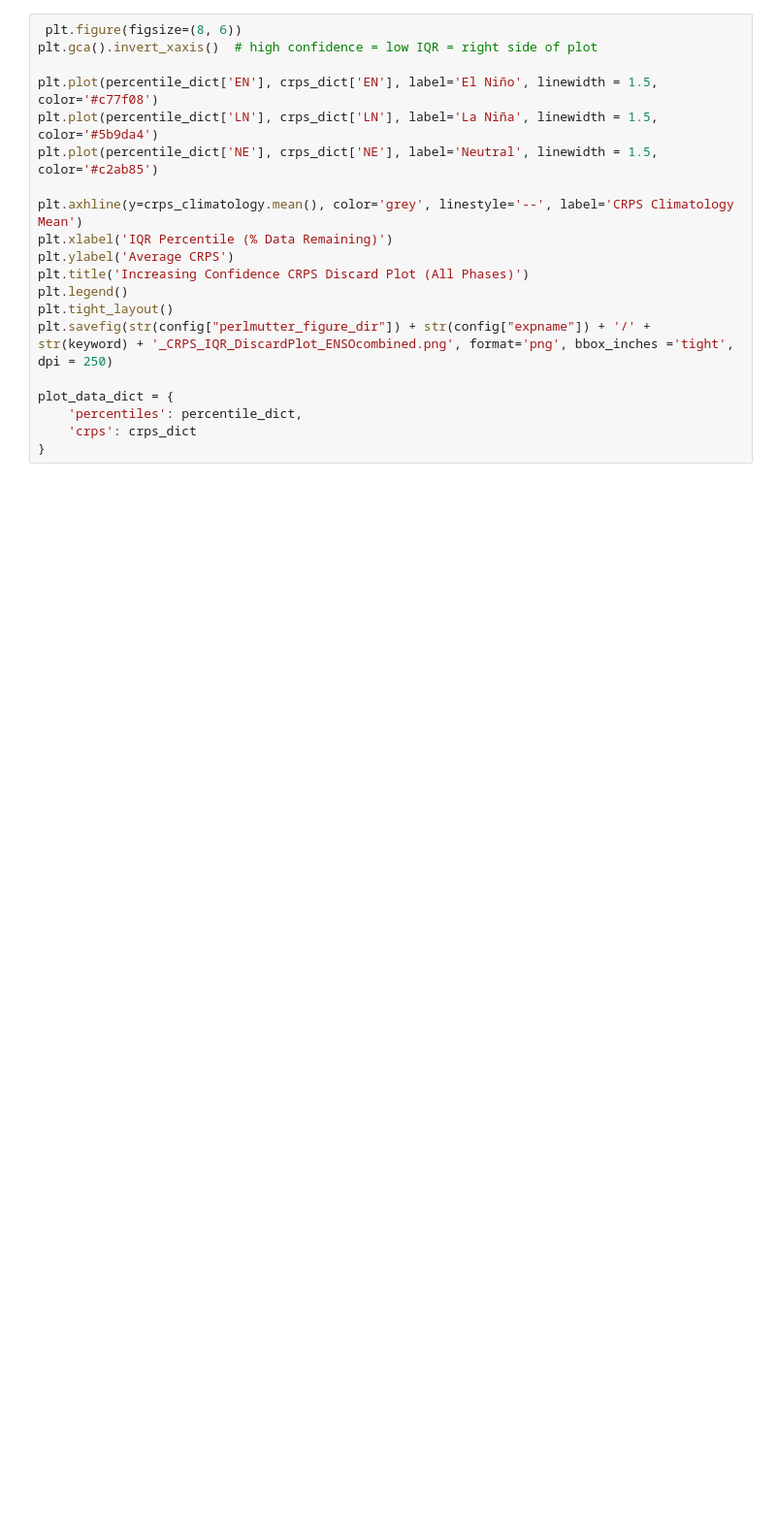
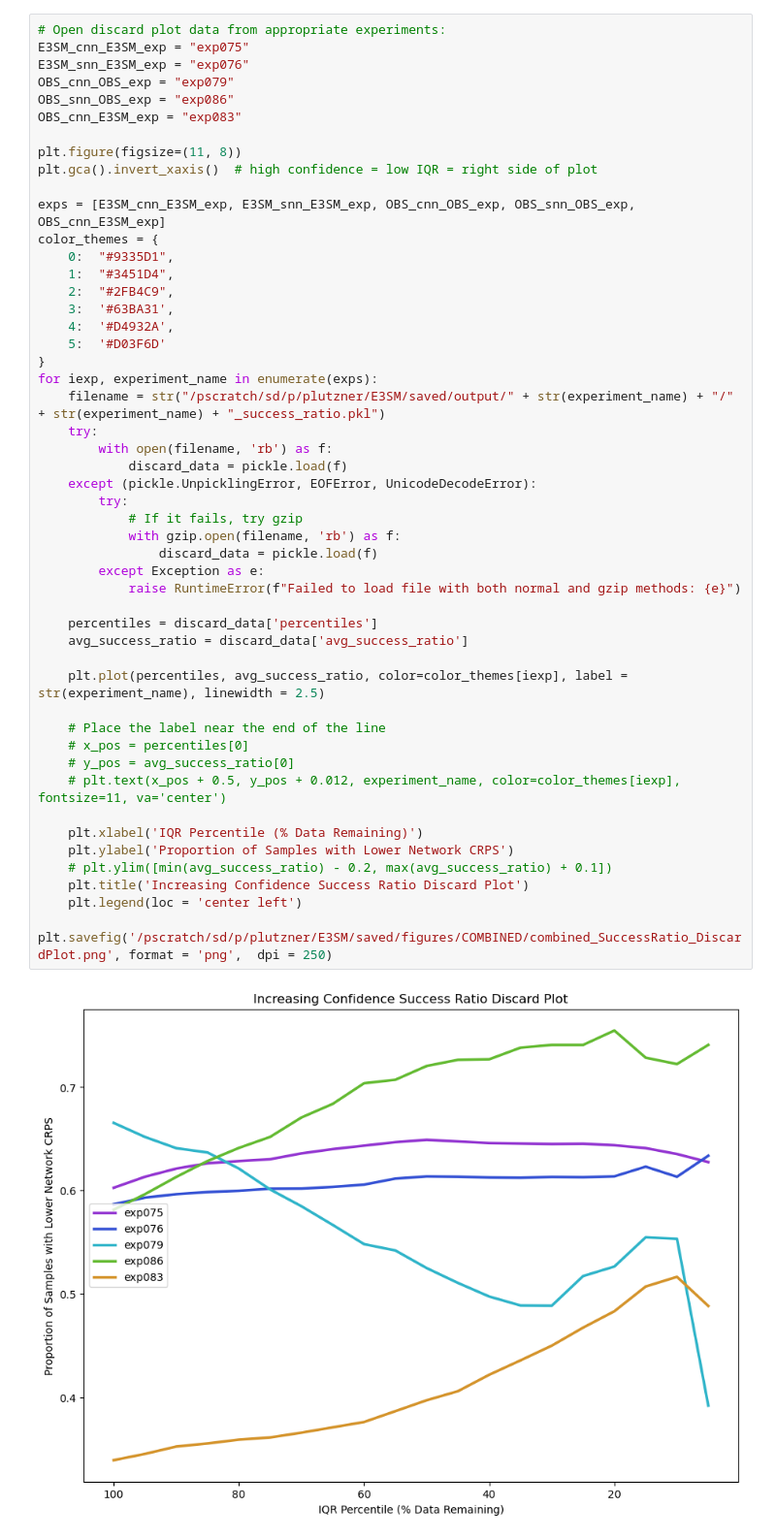
Before and after one commit to Jolan-vP/E3SM, a Jupyter notebook: ANALYSIS_COMBINED_PLOTS.ipynb, the cells around one changed output. Shown at 97% size. Drawn from its saved outputs; the diff is of its cells as text; blank space fills up the shorter version.

```diff
--- a/ANALYSIS_COMBINED_PLOTS.ipynb
+++ b/ANALYSIS_COMBINED_PLOTS.ipynb
@@ -96,20 +102,51 @@ for iexp, experiment_name in enumerate(exps):
 # %%
- plt.figure(figsize=(8, 6))
+# Open discard plot data from appropriate experiments:
+E3SM_cnn_E3SM_exp = "exp075"
+E3SM_snn_E3SM_exp = "exp076"
+OBS_cnn_OBS_exp = "exp079"
+OBS_snn_OBS_exp = "exp086"
+OBS_cnn_E3SM_exp = "exp083"
+
+plt.figure(figsize=(11, 8))
 plt.gca().invert_xaxis()  # high confidence = low IQR = right side of plot
 
-plt.plot(percentile_dict['EN'], crps_dict['EN'], label='El Niño', linewidth = 1.5, color='#c77f08')
-plt.plot(percentile_dict['LN'], crps_dict['LN'], label='La Niña', linewidth = 1.5, color='#5b9da4')
-plt.plot(percentile_dict['NE'], crps_dict['NE'], label='Neutral', linewidth = 1.5, color='#c2ab85')
+exps = [E3SM_cnn_E3SM_exp, E3SM_snn_E3SM_exp, OBS_cnn_OBS_exp, OBS_snn_OBS_exp, OBS_cnn_E3SM_exp]
+color_themes = {
+    0:  "#9335D1",
+    1:  "#3451D4",
+    2:  "#2FB4C9",
+    3:  '#63BA31',
+    4:  '#D4932A',
+    5:  '#D03F6D'
+}
+for iexp, experiment_name in enumerate(exps):
+    filename = str("/pscratch/sd/p/plutzner/E3SM/saved/output/" + str(experiment_name) + "/" + str(experiment_name) + "_success_ratio.pkl")
+    try:
+        with open(filename, 'rb') as f:
+            discard_data = pickle.load(f)
+    except (pickle.UnpicklingError, EOFError, UnicodeDecodeError):
+        try:
+            # If it fails, try gzip
+            with gzip.open(filename, 'rb') as f:
+                discard_data = pickle.load(f)
+        except Exception as e:
+            raise RuntimeError(f"Failed to load file with both normal and gzip methods: {e}")
 
-plt.axhline(y=crps_climatology.mean(), color='grey', linestyle='--', label='CRPS Climatology Mean')
-plt.xlabel('IQR Percentile (% Data Remaining)')
-plt.ylabel('Average CRPS')
-plt.title('Increasing Confidence CRPS Discard Plot (All Phases)')
-plt.legend()
-plt.tight_layout()
-plt.savefig(str(config["perlmutter_figure_dir"]) + str(config["expname"]) + '/' + str(keyword) + '_CRPS_IQR_DiscardPlot_ENSOcombined.png', format='png', bbox_inches ='tight', dpi = 250)
+    percentiles = discard_data['percentiles']
+    avg_success_ratio = discard_data['avg_success_ratio']
 
-plot_data_dict = {
-    'percentiles': percentile_dict,
-    'crps': crps_dict
-}
+    plt.plot(percentiles, avg_success_ratio, color=color_themes[iexp], label = str(experiment_name), linewidth = 2.5)
+
+    # Place the label near the end of the line
+    # x_pos = percentiles[0]
+    # y_pos = avg_success_ratio[0]
+    # plt.text(x_pos + 0.5, y_pos + 0.012, experiment_name, color=color_themes[iexp], fontsize=11, va='center')
+
+    plt.xlabel('IQR Percentile (% Data Remaining)')
+    plt.ylabel('Proportion of Samples with Lower Network CRPS')
+    # plt.ylim([min(avg_success_ratio) - 0.2, max(avg_success_ratio) + 0.1])
+    plt.title('Increasing Confidence Success Ratio Discard Plot')
+    plt.legend(loc = 'center left')
+    plt.savefig('/pscratch/sd/p/plutzner/E3SM/saved/figures/COMBINED/combined_SuccessRatio_DiscardPlot.png', format = 'png',  dpi = 250)
+# %% [output]
+[figure, added]
```
Also changed, not shown: parts of 12 cells of this notebook, 11 other files.
